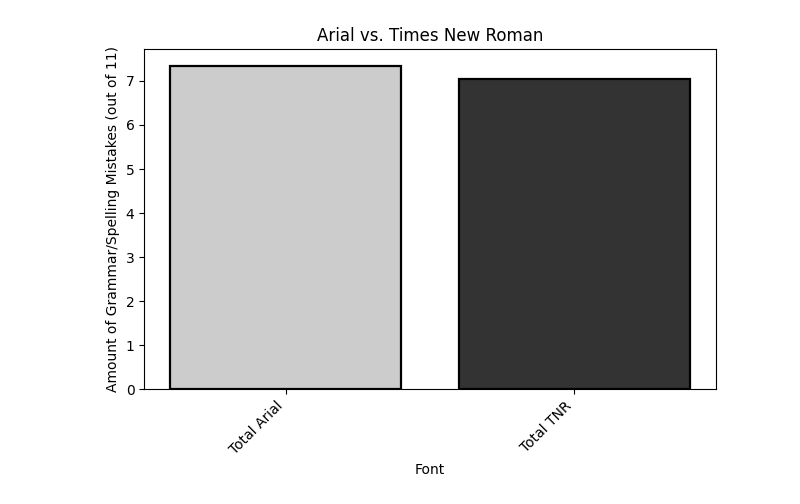
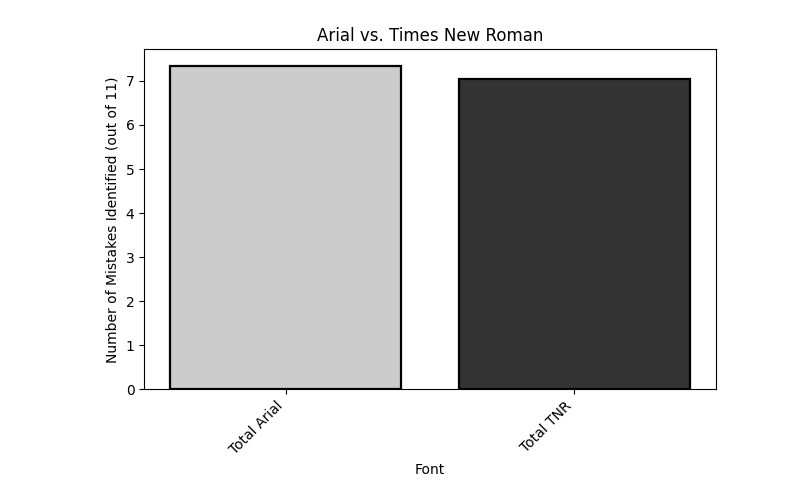
Before and after one commit to Thv1364/temporarything, a Jupyter notebook: stuff.ipynb, the cells around one changed output. Saved outputs shown, nothing was run; the diff lists cells and outputs as text; code cells hidden in the pictures.

```diff
--- a/stuff.ipynb
+++ b/stuff.ipynb
@@ -29,27 +34,27 @@ plt.show()
 # %%
 import matplotlib.pyplot as plt
 import numpy as np
 
 # Sample data
 categories = ['Total Arial', 'Total TNR']
 values = [7.35, 7.045454545]
 
 bar_colors=[(0.8,0.8,0.8), (0.2,0.2,0.2)]*((len(categories)//2))
 
 
 # Create the bar graph
 plt.bar(categories, values,color=bar_colors,edgecolor='black', linewidth=1.6)
 #colors = ['skyblue', 'lightcoral'] * (len(categories) // 2)
 
 
 # Add labels and title
 plt.xlabel('Font')
-plt.ylabel('Amount of Grammar/Spelling Mistakes (out of 11)')
+plt.ylabel('Number of Mistakes Identified (out of 11)')
 plt.title('Arial vs. Times New Roman')
 plt.xticks(rotation=45, ha='right') # Rotate labels by 45 degrees and align to the right
 plt.tight_layout()
 # Display the plot
 plt.savefig('figure4.png', dpi=3000)
 plt.show()
 # %% [output]
-[figure, old version]
+[figure, new version]
```
Also changed, not shown: parts of 1 cell of this notebook, 2 other files.
